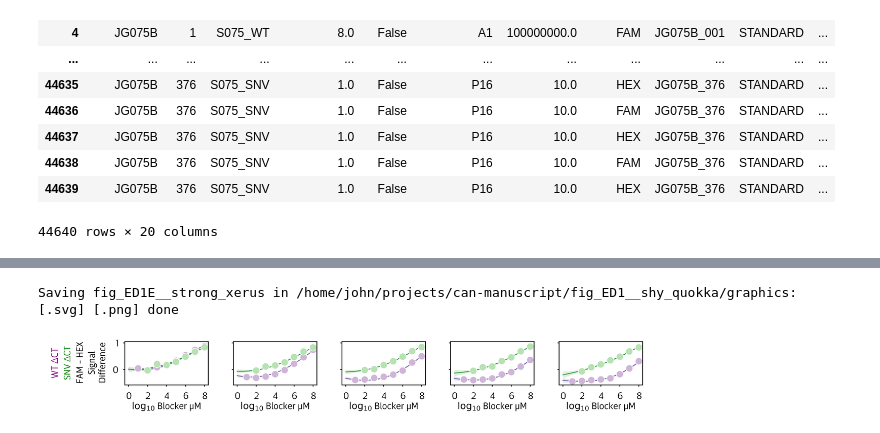
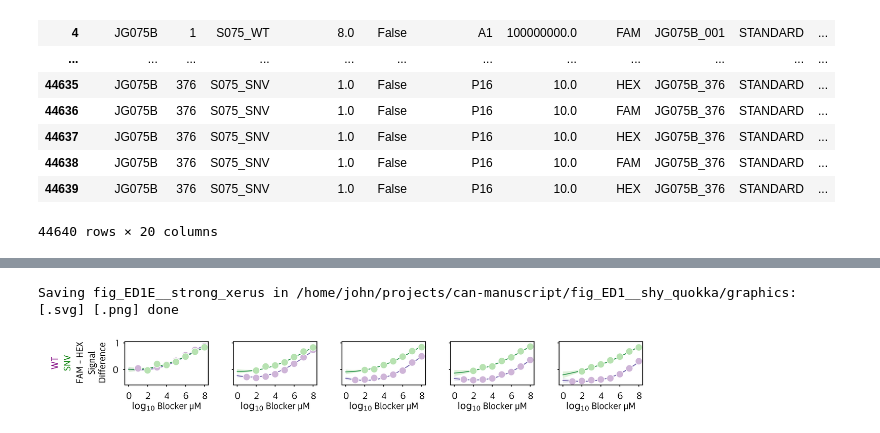
Before and after one commit to JohnGoertz/can-manuscript, a Jupyter notebook: fig_ED1__shy_quokka/code/fig_ED1E__strong_xerus__BDA_CAN_optimization.ipynb, the cells around one changed output, grey strips where cells are left out. Drawn from its saved outputs; the diff is of its cells as text; code cells hidden in the pictures.

```diff
--- a/fig_ED1__shy_quokka/code/fig_ED1E__strong_xerus__BDA_CAN_optimization.ipynb
+++ b/fig_ED1__shy_quokka/code/fig_ED1E__strong_xerus__BDA_CAN_optimization.ipynb
@@ -203,33 +203,33 @@ ax.text(
 ax.text(
     x=-0.475,
     s='FAM - HEX',
     color = "k",
     **txt_kws
 )
 
 ax.text(
     x=-0.625,
-    s='SNV ΔCT',
+    s='SNV',
     color = "green",
     **txt_kws
 )
 
 ax.text(
     x=-0.775,
-    s='WT ΔCT',
+    s='WT',
     color = "purple",
     **txt_kws
 )
 
 format_fig(
     fig,
     figsize=(width, height),
     mar_t=0.5,
     mar_b=2.75,
     wspace=wspace
 )
 
 savefig(fig, alias="strong_xerus")
 # %% [output]
 Saving fig_ED1E__strong_xerus in /home/john/projects/can-manuscript/fig_ED1__shy_quokka/graphics: [.svg] [.png] done
-[figure, old version]
+[figure, new version]
```
Also changed, not shown: parts of 1 cell of this notebook, 18 other files.
